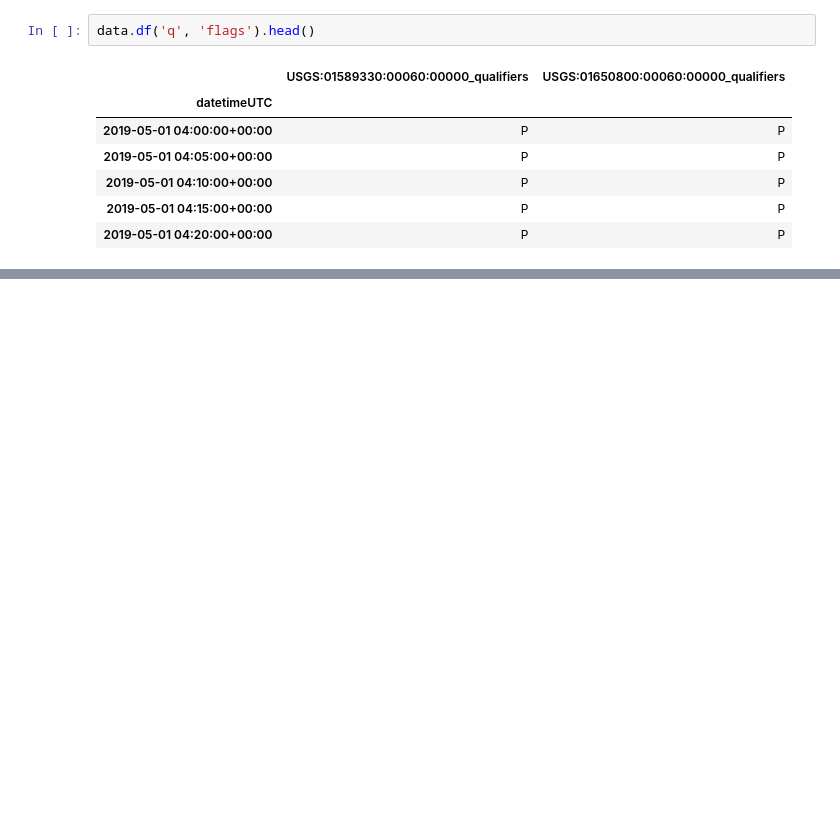
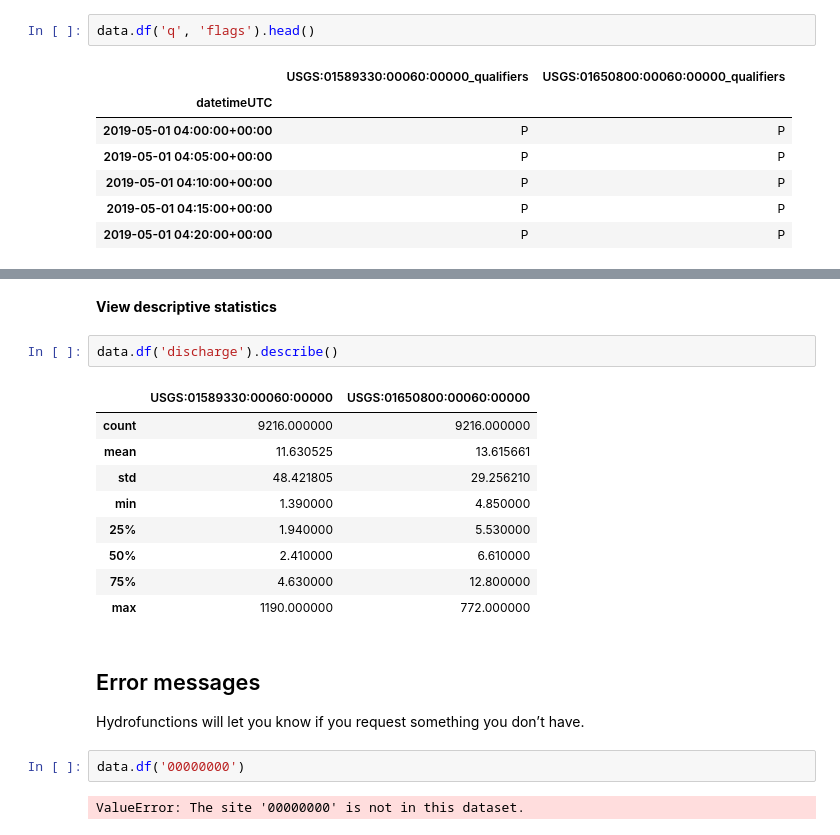
Before and after one commit to mroberge/hydrofunctions, a Jupyter notebook: docs/notebooks/viewing.ipynb, the cells around one changed output, grey strips where cells are left out. Drawn from its saved outputs; the diff is of its cells as text; blank space fills up the shorter version.

```diff
--- a/docs/notebooks/viewing.ipynb
+++ b/docs/notebooks/viewing.ipynb
@@ -110,0 +143,21 @@ Other flags include:
+# %% [markdown]
+**View descriptive statistics**
+# %%
+data.df('discharge').describe()
+# %% [output]
+|  | USGS:01589330:00060:00000 | USGS:01650800:00060:00000 |
+| count | 9216.000000 | 9216.000000 |
+| mean | 11.630525 | 13.615661 |
+| std | 48.421805 | 29.256210 |
+| min | 1.390000 | 4.850000 |
+| 25% | 1.940000 | 5.530000 |
+| 50% | 2.410000 | 6.610000 |
+| 75% | 4.630000 | 12.800000 |
+| max | 1190.000000 | 772.000000 |
+# %% [markdown]
+## Error messages
+Hydrofunctions will let you know if you request something you don’t have.
+# %%
+data.df('00000000')
+# %% [output]
+ValueError: The site '00000000' is not in this dataset.
```
Also changed, not shown: parts of 13 cells of this notebook, 3 other files.
